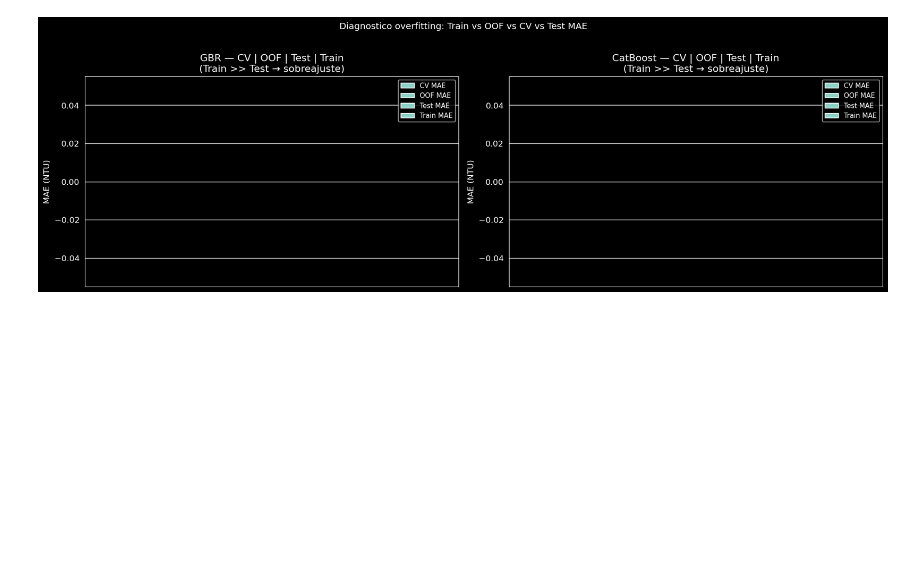
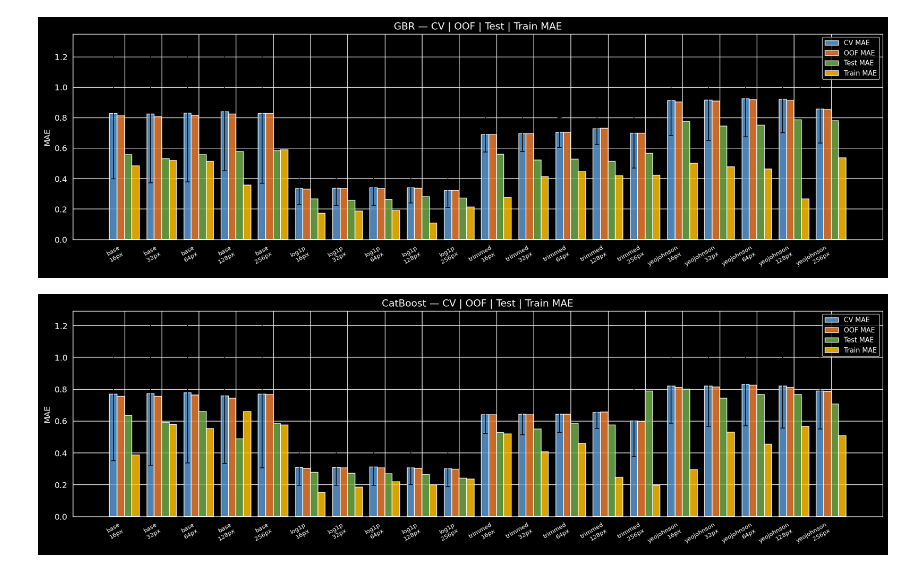
Before and after one commit to adricanovas/turbidity_satellite_estimation, a Jupyter notebook: code/05_model_training.ipynb, the cells around one changed output. Cells and saved outputs as stored; diff of their text form; code cells hidden in the pictures; blank space fills up the shorter version.

```diff
--- a/code/05_model_training.ipynb
+++ b/code/05_model_training.ipynb
@@ -555,34 +540,30 @@ plt.show()
-# %%
-fig, axes = plt.subplots(1, len(available_models), figsize=(8 * len(available_models), 5))
-if len(available_models) == 1:
-    axes = [axes]
-
-MODEL_COLORS = {'GBR': '#2196F3', 'CatBoost': '#4472C4'}
-
-for ax, mtype in zip(axes, available_models):
-    sub = metrics_df[metrics_df['model'] == mtype].copy()
-    sub = sub.set_index('dataset').reindex([d for d in DS_ORDER if d in sub.index])
-    x   = np.arange(len(sub))
-    w   = 0.22
-
-    ax.bar(x - 1.5*w, sub['cv_mae'],   width=w, label='CV MAE',   color='#5B9BD5', alpha=0.85)
-    ax.bar(x - 0.5*w, sub['oof_mae'],  width=w, label='OOF MAE',  color='#ED7D31', alpha=0.85)
-    ax.bar(x + 0.5*w, sub['test_mae'], width=w, label='Test MAE', color='#70AD47', alpha=0.85)
-    ax.bar(x + 1.5*w, sub['train_mae'],width=w, label='Train MAE',color='#FFC000', alpha=0.85)
-
-    ax.errorbar(x - 1.5*w, sub['cv_mae'], yerr=sub['cv_mae_std'],
-                fmt='none', color='black', capsize=4, linewidth=1.2, zorder=5)
-
-    ax.set_xticks(x)
-    ax.set_xticklabels(sub.index, rotation=25, ha='right')
-    ax.set_ylabel('MAE (NTU)')
-    ax.set_title(f'{mtype} — CV | OOF | Test | Train\n(Train >> Test → sobreajuste)')
-    ax.legend(fontsize=9)
-
-plt.suptitle('Diagnostico overfitting: Train vs OOF vs CV vs Test MAE',
-             fontsize=12, y=1.02)
-plt.tight_layout()
-plt.savefig(RES_DIR / 'training_overfitting_check.png', bbox_inches='tight')
-plt.show()
-# %% [output]
-[figure, removed]
+# %%
+# Overfitting diagnosis: Train vs OOF vs CV vs Test MAE per dataset×model
+for mtype in model_order:
+    sub = metrics_df[metrics_df['model'] == mtype].copy()
+    sub['label'] = sub['dataset'] + '\n' + sub['patch_px'].astype(str) + 'px'
+    sub = sub.sort_values(['dataset', 'patch_px'])
+
+    x = np.arange(len(sub))
+    w = 0.20
+
+    fig, ax = plt.subplots(figsize=(max(10, len(sub)*0.8), 5))
+    ax.bar(x - 1.5*w, sub['cv_mae'],    width=w, label='CV MAE',    color='#5B9BD5', alpha=0.85)
+    ax.bar(x - 0.5*w, sub['oof_mae'],   width=w, label='OOF MAE',   color='#ED7D31', alpha=0.85)
+    ax.bar(x + 0.5*w, sub['test_mae'],  width=w, label='Test MAE',  color='#70AD47', alpha=0.85)
+    ax.bar(x + 1.5*w, sub['train_mae'], width=w, label='Train MAE', color='#FFC000', alpha=0.85)
+    ax.errorbar(x - 1.5*w, sub['cv_mae'], yerr=sub['cv_mae_std'],
+                fmt='none', color='black', capsize=3, lw=1)
+
+    ax.set_xticks(x)
+    ax.set_xticklabels(sub['label'], rotation=30, ha='right', fontsize=8)
+    ax.set_ylabel('MAE')
+    ax.set_title(f'{mtype} — CV | OOF | Test | Train MAE')
+    ax.legend(fontsize=9)
+
+    plt.tight_layout()
+    plt.savefig(RES_DIR / f'overfitting_{mtype}.png', bbox_inches='tight')
+    plt.show()
+# %% [output]
+[figure, added]
+[figure, added]
```
Also changed, not shown: parts of 26 cells of this notebook, 1 other file.
